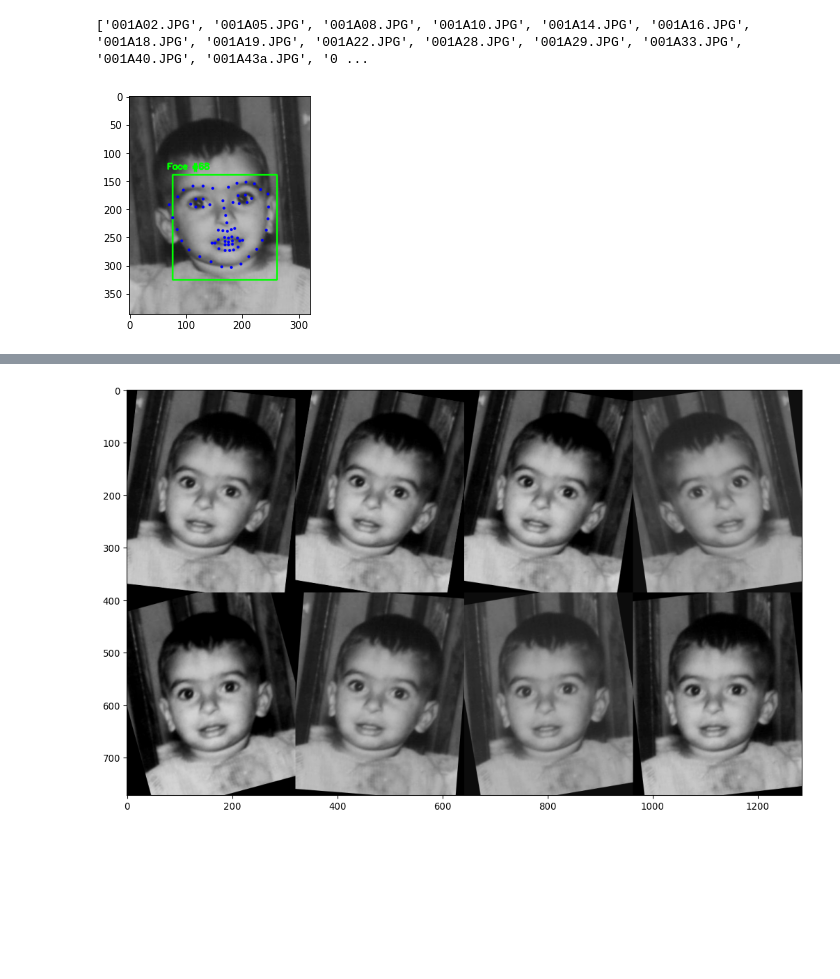
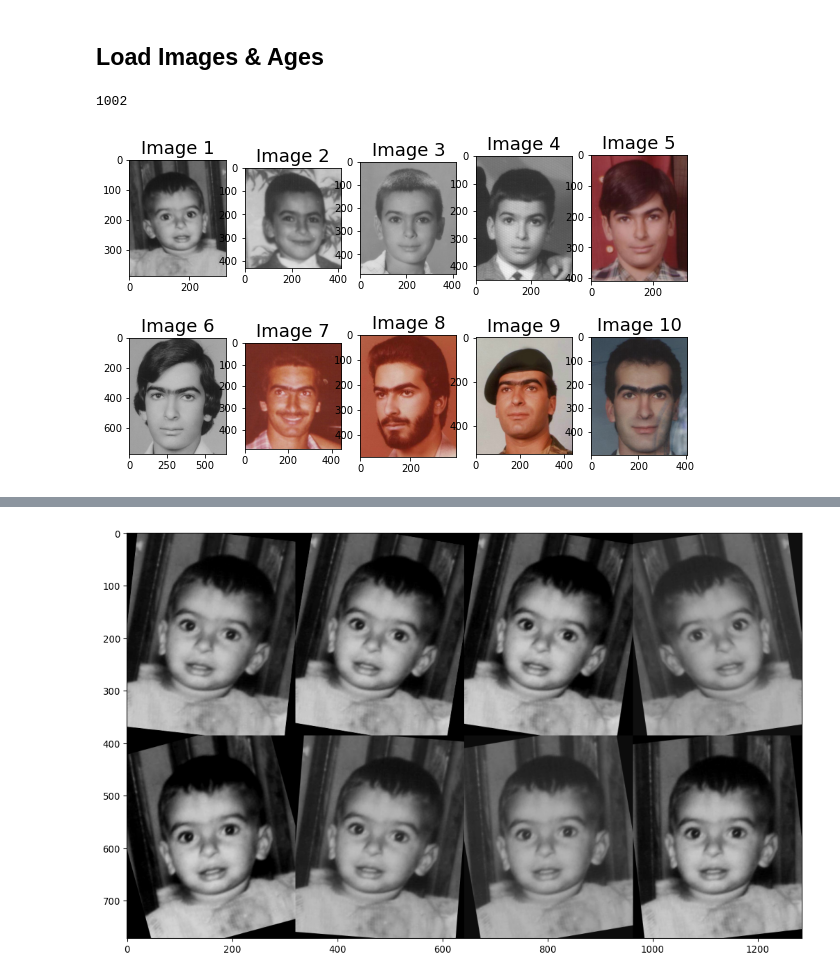
Before and after one commit to jamesjf7/age-estimation, a Jupyter notebook: app.ipynb, the cells around one changed output, grey strips where cells are left out. Saved outputs shown, nothing was run; the diff lists cells and outputs as text; code cells hidden in the pictures; blank space fills up the shorter version.

```diff
--- a/app.ipynb
+++ b/app.ipynb
@@ -133,51 +106,31 @@ predictor = dlib.shape_predictor('shape_predictor_68_face_landmarks_GTX.dat')
+# %%
+def show_images(images, column_count=None, titles=None):
+    assert ((titles is None) or (len(images) == len(titles)))
+
+    n_images = len(images)
+    if titles is None: titles = [f'Image {i}' for i in range(1,n_images+1)]
+
+    if column_count == None:
+        column_count = len(images)
+
+    fig = plt.figure(figsize=(10,6))
+    for i, (image, title) in enumerate(zip(images, titles)):
+        a = fig.add_subplot(np.ceil(n_images/float(column_count)), column_count, i + 1)
+        if image.ndim == 2:
+            plt.gray()
+        plt.imshow(image, cmap='gray')
+        a.set_title(title, fontsize=18)
+    plt.show()
+# %% [markdown]
+## Load Images & Ages
 # %%
-os.chdir('C:\\Users\\james\\Desktop\\J\\Kuliah\\Semester 6\\CV\\Latihan UAS\\age-estimation\\fg-net-dataset')
+os.chdir('C:\\Users\\james\\Desktop\\J\\Kuliah\\Semester 6\\CV\\Latihan UAS\\age-estimation')
 
 imgs_bgr = []
 imgs_rgb = []
 imgs_gray = []
-for file in os.listdir():
-    imgs_bgr .append(cv2.imread('images/001A02.JPG'))
-    imgs_rgb .append(cv2.cvtColor(img_bgr, cv2.COLOR_BGR2RGB))
-    imgs_gray.append( cv2.cvtColor(img_rgb, cv2.COLOR_RGB2GRAY))
+for file in os.listdir('fg-net-dataset/images'):
+    img_bgr = cv2.imread(f'fg-net-dataset/images/{file}')
+    imgs_bgr.append(img_bgr)
+    imgs_rgb.append(cv2.cvtColor(img_bgr, cv2.COLOR_BGR2RGB))
+    imgs_gray.append(cv2.cvtColor(img_bgr, cv2.COLOR_BGR2GRAY))
-# %% [output]
-['001A02.JPG', '001A05.JPG', '001A08.JPG', '001A10.JPG', '001A14.JPG', '001A16.JPG', '001A18.JPG', '001A19.JPG', '001A22.JPG', '001A28.JPG', '001A29.JPG', '001A33.JPG', '001A40.JPG', '001A43a.JPG', '0 ...
-# %%
-
-
-for img in imgs:
-    rects = detector(img_gray, 1)
-    for (i, rect) in enumerate(rects):
-        # determine the facial landmarks for the face region, then
-        # convert the facial landmark (x, y)-coordinates to a NumPy
-        # array
-        shape = predictor(img_gray, rect)
-
-        coords = np.zeros((68,2), dtype="int")
-        for i in range(0,68):
-            coords[i] = (shape.part(i).x, shape.part(i).y)
-
-        shape = coords
-        # convert dlib's rectangle to a OpenCV-style bounding box
-        # # [i.e., (x, y, w, h)], then draw the face bounding box
-        x = rect.left()
-        y = rect.top()
-        w = rect.right() - x
-        h = rect.bottom() - y
-
-        cv2.rectangle(img_rgb, (x, y), (x + w, y + h), (0, 255, 0), 2)
-        # show the face number
-        cv2.putText(img_rgb, "Face #{}".format(i + 1), (x - 10, y - 10), cv2.FONT_HERSHEY_SIMPLEX, 0.5, (0, 255, 0), 2)
-        # loop over the (x, y)-coordinates for the facial landmarks
-        # and draw them on the image
-        for (x, y) in shape:
-            cv2.circle(img_rgb, (x, y), 1, (0, 0, 255), 2)
-# show the output image with the face detections + facial landmarks
-plt.imshow(img_rgb, cmap='gray')
-
-points = read_pts('points/001a02.pts')
-# for x, y in points:
-#     cv2.circle(img, (int(x),int(y)), 1, (255,0,0), 2)
-# plt.imshow(img, cmap='gray')
-# %% [output]
-[figure, removed]
@@ -205,0 +137,6 @@ for age in ages:
+# %%
+print(len(imgs_bgr))
+show_images(imgs_rgb[0:10],5)
+# %% [output]
+1002
+[figure, added]
```
Also changed, not shown: parts of 41 cells of this notebook.
